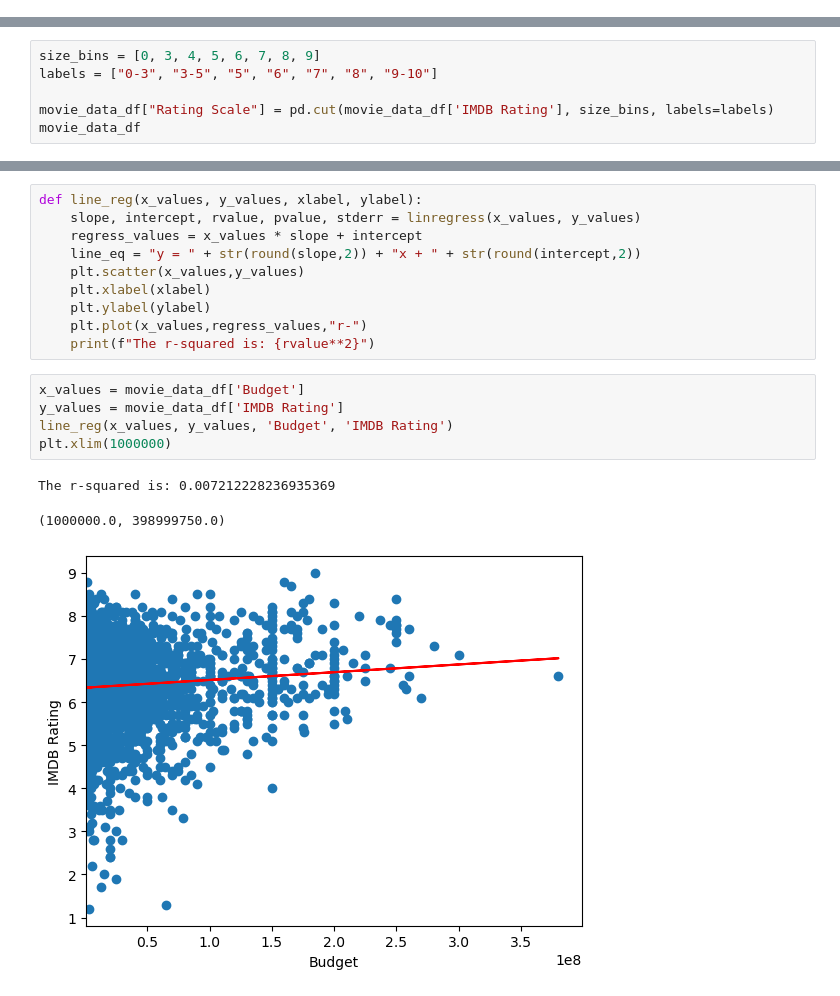
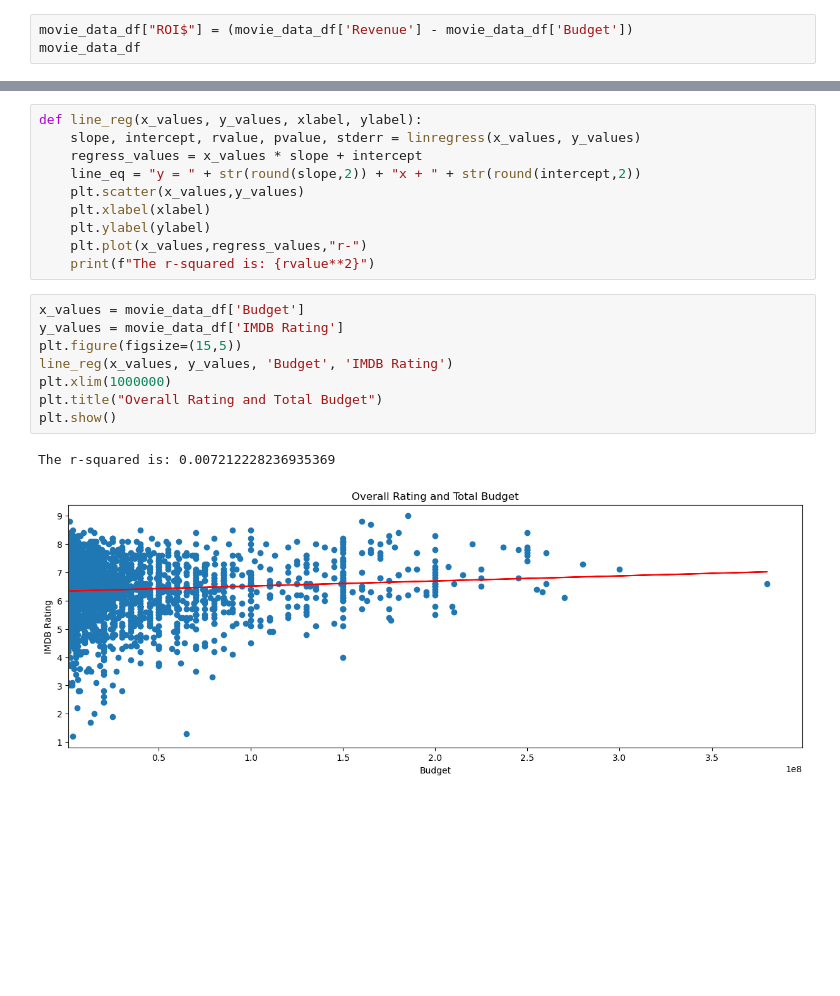
Before and after one commit to Robotrousers/Group1Proj1, a Jupyter notebook: movies_ratings.ipynb, the cells around one changed output, grey strips where cells are left out. Saved outputs shown, nothing was run; the diff lists cells and outputs as text; blank space fills up the shorter version.

```diff
--- a/movies_ratings.ipynb
+++ b/movies_ratings.ipynb
@@ -16,3 +16,6 @@ movie_data_df.head()
 | 2 | The Jacket | 2005 | 7.1 | 119641.0 | Drama, Fantasy, Mystery | $6,303,762 | tt0366627 | 29000000 | 21126225.0 |
 | 3 | The Interpreter | 2005 | 6.4 | 111280.0 | Crime, Mystery, Thriller | $72,708,161 | tt0373926 | 80000000 | 162944923.0 |
 | 4 | The Ring Two | 2005 | 5.4 | 101457.0 | Horror, Mystery | $76,231,249 | tt0377109 | 50000000 | 161451538.0 |
+# %%
+movie_data_df["ROI$"] = (movie_data_df['Revenue'] - movie_data_df['Budget'])
+movie_data_df
@@ -94,9 +112,3 @@ plt.hist(movie_data_df['IMDB Rating'])
  array([1.2 , 1.98, 2.76, 3.54, 4.32, 5.1 , 5.88, 6.66, 7.44, 8.22, 9.  ]),
  <BarContainer object of 10 artists>)
 [figure]
-# %%
-size_bins = [0, 3, 4, 5, 6, 7, 8, 9]
-labels = ["0-3", "3-5", "5", "6", "7", "8", "9-10"]
-
-movie_data_df["Rating Scale"] = pd.cut(movie_data_df['IMDB Rating'], size_bins, labels=labels)
-movie_data_df
@@ -155,10 +125,12 @@ def line_reg(x_values, y_values, xlabel, ylabel):
 # %%
 x_values = movie_data_df['Budget']
 y_values = movie_data_df['IMDB Rating']
+plt.figure(figsize=(15,5))
 line_reg(x_values, y_values, 'Budget', 'IMDB Rating')
 plt.xlim(1000000)
+plt.title("Overall Rating and Total Budget")
+plt.show()
 # %% [output]
 The r-squared is: 0.007212228236935369
-(1000000.0, 398999750.0)
-[figure, old version]
+[figure, new version]
 # %%
```
Also changed, not shown: parts of 27 cells of this notebook, 1 other file.
